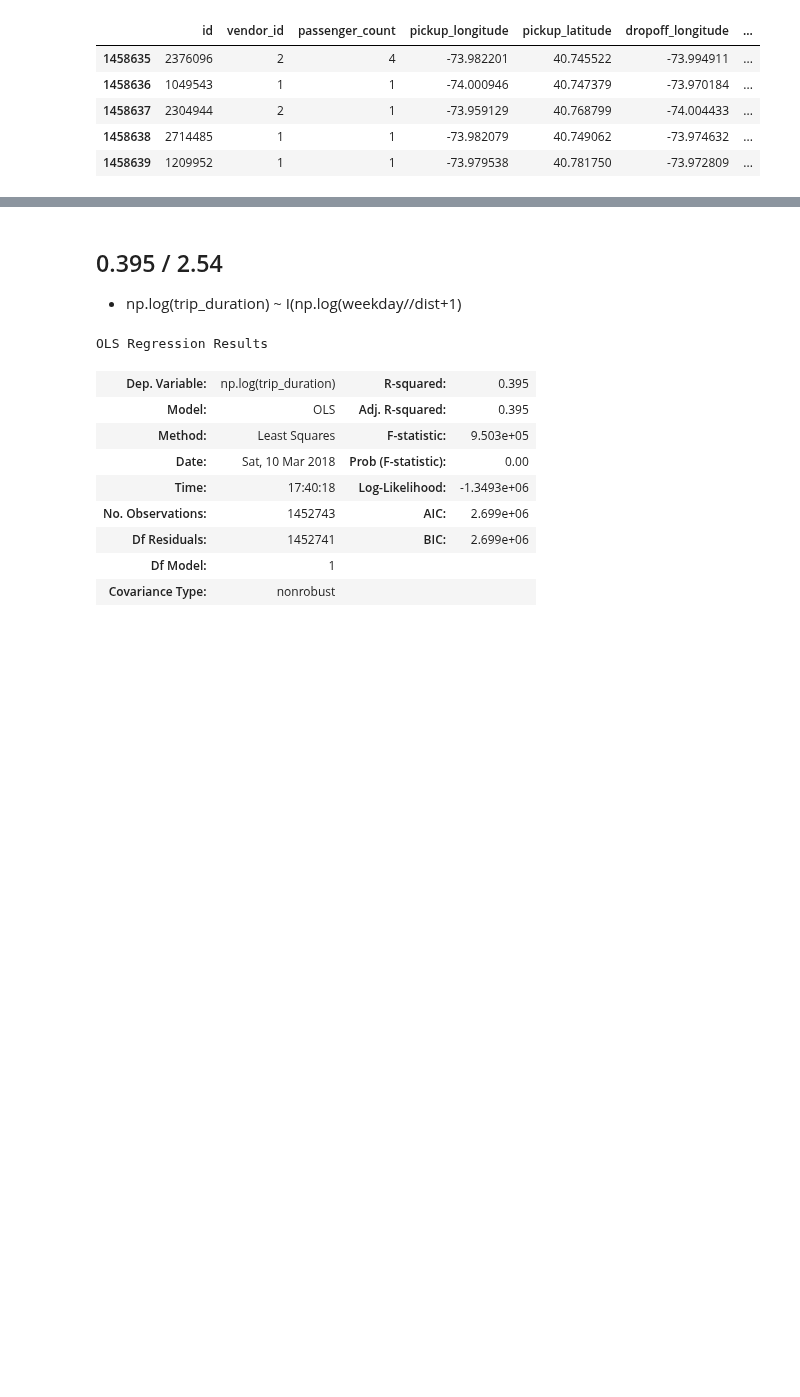
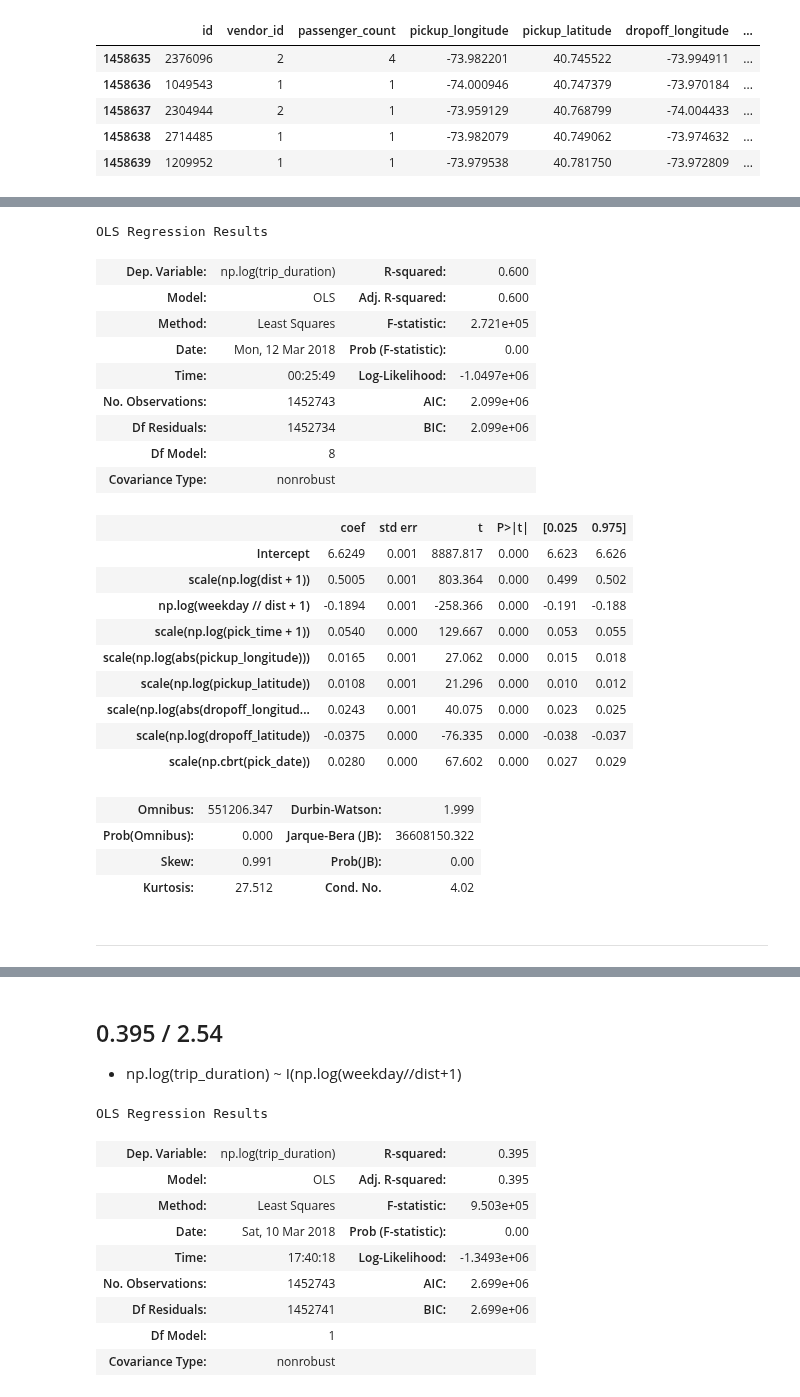
Before and after one commit to Moons08/dss-project-taxi, a Jupyter notebook: Mk/fitting.ipynb, the cells around one changed output, grey strips where cells are left out. Saved outputs shown, nothing was run; the diff lists cells and outputs as text; code cells hidden in the pictures; blank space fills up the shorter version.

```diff
--- a/Mk/fitting.ipynb
+++ b/Mk/fitting.ipynb
@@ -53,0 +80,39 @@ len(Dropped)
+# %%
+# 0.6 / 4.02
+model =  sm.OLS.from_formula("np.log(trip_duration) ~  \
+                             scale(np.log(dist+1)) \
+                             + np.log(weekday//dist+1) \
+                             + scale(np.log(pick_time+1)) \
+                             + scale(np.log(abs(pickup_longitude))) + scale(np.log(pickup_latitude)) \
+                             + scale(np.log(abs(dropoff_longitude))) + scale(np.log(dropoff_latitude)) \
+                             + scale(np.cbrt(pick_date))\
+                             ", data=taxi)
+result = model.fit()
+result.summary()
+# %% [output]
+OLS Regression Results
+| Dep. Variable: | np.log(trip_duration) | R-squared: | 0.600 |
+| Model: | OLS | Adj. R-squared: | 0.600 |
+| Method: | Least Squares | F-statistic: | 2.721e+05 |
+| Date: | Mon, 12 Mar 2018 | Prob (F-statistic): | 0.00 |
+| Time: | 00:25:49 | Log-Likelihood: | -1.0497e+06 |
+| No. Observations: | 1452743 | AIC: | 2.099e+06 |
+| Df Residuals: | 1452734 | BIC: | 2.099e+06 |
+| Df Model: | 8 |  |  |
+| Covariance Type: | nonrobust |  |  |
+|  | coef | std err | t | P>|t| | [0.025 | 0.975] |
+| Intercept | 6.6249 | 0.001 | 8887.817 | 0.000 | 6.623 | 6.626 |
+| scale(np.log(dist + 1)) | 0.5005 | 0.001 | 803.364 | 0.000 | 0.499 | 0.502 |
+| np.log(weekday // dist + 1) | -0.1894 | 0.001 | -258.366 | 0.000 | -0.191 | -0.188 |
+| scale(np.log(pick_time + 1)) | 0.0540 | 0.000 | 129.667 | 0.000 | 0.053 | 0.055 |
+| scale(np.log(abs(pickup_longitude))) | 0.0165 | 0.001 | 27.062 | 0.000 | 0.015 | 0.018 |
+| scale(np.log(pickup_latitude)) | 0.0108 | 0.001 | 21.296 | 0.000 | 0.010 | 0.012 |
+| scale(np.log(abs(dropoff_longitud... | 0.0243 | 0.001 | 40.075 | 0.000 | 0.023 | 0.025 |
+| scale(np.log(dropoff_latitude)) | -0.0375 | 0.000 | -76.335 | 0.000 | -0.038 | -0.037 |
+| scale(np.cbrt(pick_date)) | 0.0280 | 0.000 | 67.602 | 0.000 | 0.027 | 0.029 |
+| Omnibus: | 551206.347 | Durbin-Watson: | 1.999 |
+| Prob(Omnibus): | 0.000 | Jarque-Bera (JB): | 36608150.322 |
+| Skew: | 0.991 | Prob(JB): | 0.00 |
+| Kurtosis: | 27.512 | Cond. No. | 4.02 |
+# %% [markdown]
+---
```
Also changed, not shown: parts of 29 cells of this notebook.
